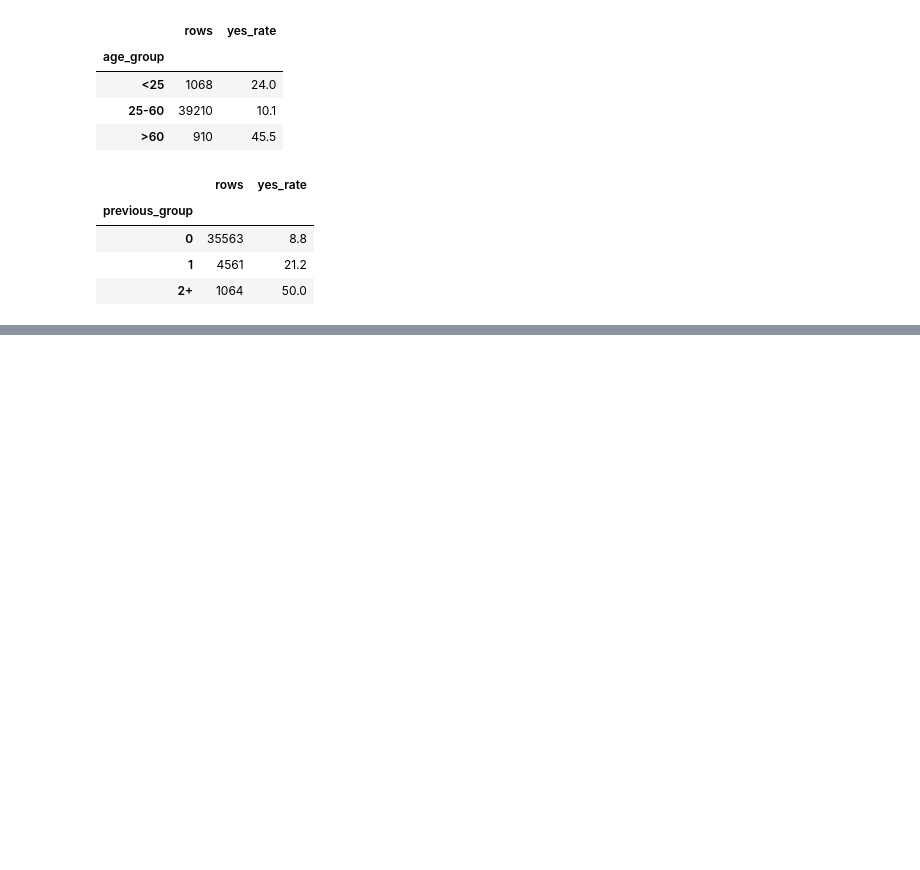
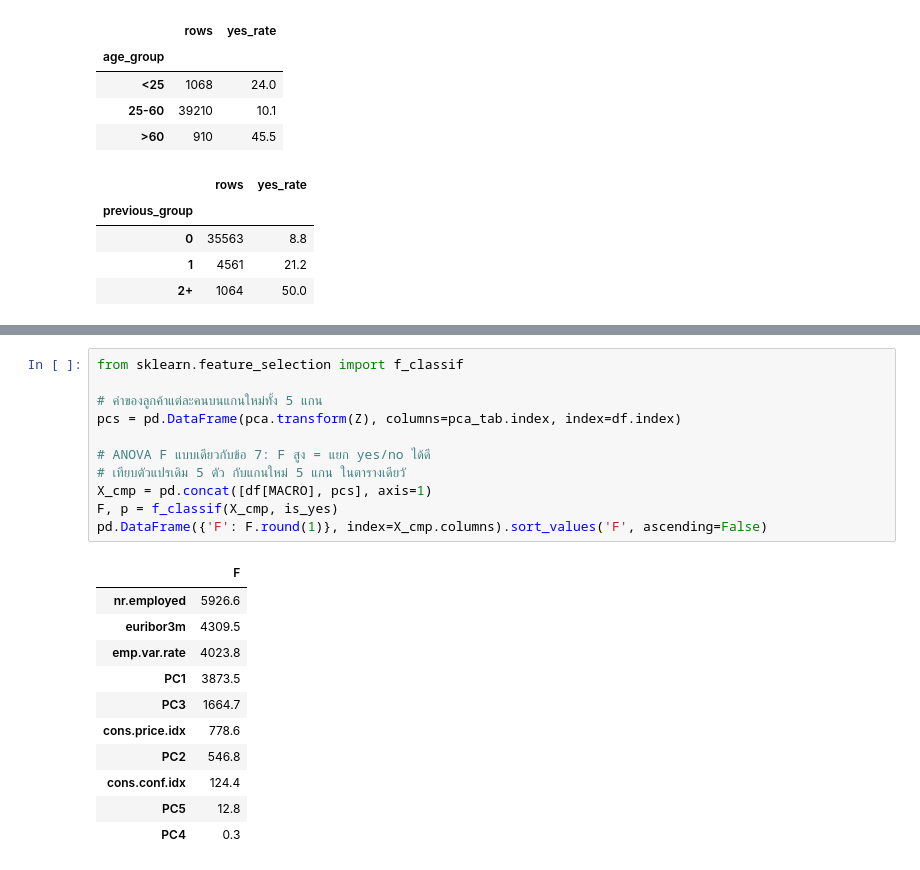
Before and after one commit to purePutthipong/FRA503-ML-Bank-Marketing, a Jupyter notebook: src/project_6732.ipynb, the cells around one changed output, grey strips where cells are left out. Drawn from its saved outputs; the diff is of its cells as text; blank space fills up the shorter version.

```diff
--- a/src/project_6732.ipynb
+++ b/src/project_6732.ipynb
@@ -533,3 +609,26 @@ for c in ['age_group', 'previous_group']:
+# %%
+from sklearn.feature_selection import f_classif
+
+# ค่าของลูกค้าแต่ละคนบนแกนใหม่ทั้ง 5 แกน
+pcs = pd.DataFrame(pca.transform(Z), columns=pca_tab.index, index=df.index)
+
+# ANOVA F แบบเดียวกับข้อ 7: F สูง = แยก yes/no ได้ดี
+# เทียบตัวแปรเดิม 5 ตัว กับแกนใหม่ 5 แกน ในตารางเดียวั
+X_cmp = pd.concat([df[MACRO], pcs], axis=1)
+F, p = f_classif(X_cmp, is_yes)
+pd.DataFrame({'F': F.round(1)}, index=X_cmp.columns).sort_values('F', ascending=False)
+# %% [output]
+|  | F |
+| nr.employed | 5926.6 |
+| euribor3m | 4309.5 |
+| emp.var.rate | 4023.8 |
+| PC1 | 3873.5 |
+| PC3 | 1664.7 |
+| cons.price.idx | 778.6 |
+| PC2 | 546.8 |
+| cons.conf.idx | 124.4 |
+| PC5 | 12.8 |
+| PC4 | 0.3 |
 # %% [markdown]
 **สรุปข้อ 13:**
 - age_group (<25 / 25-60 / >60): สมัคร 24.0% / 10.1% / 45.5% เพราะ age เป็นรูปตัว U ถ้าใช้ age ตรงๆ Logistic Regression จะลากเส้นตรงแล้วจับปลายสองข้างไม่ได้ แบ่งช่วงแล้วแต่ละช่วงได้น้ำหนักของตัวเอง
```
Also changed, not shown: parts of 26 cells of this notebook.
